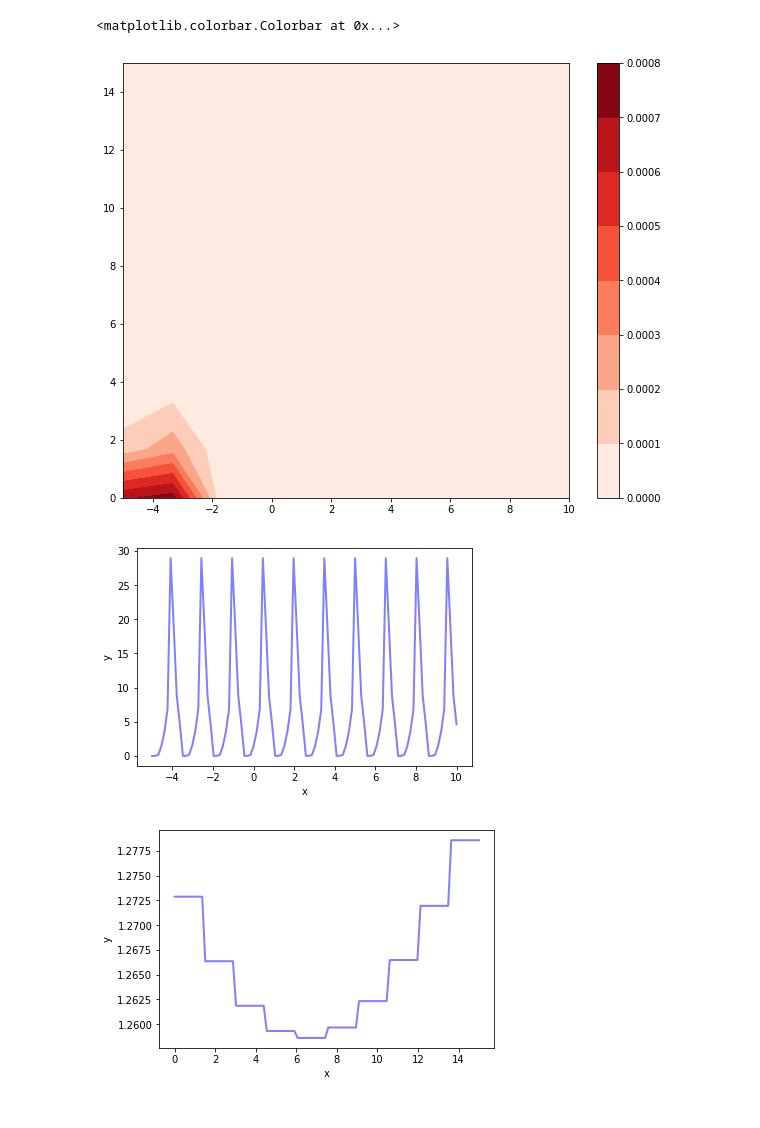
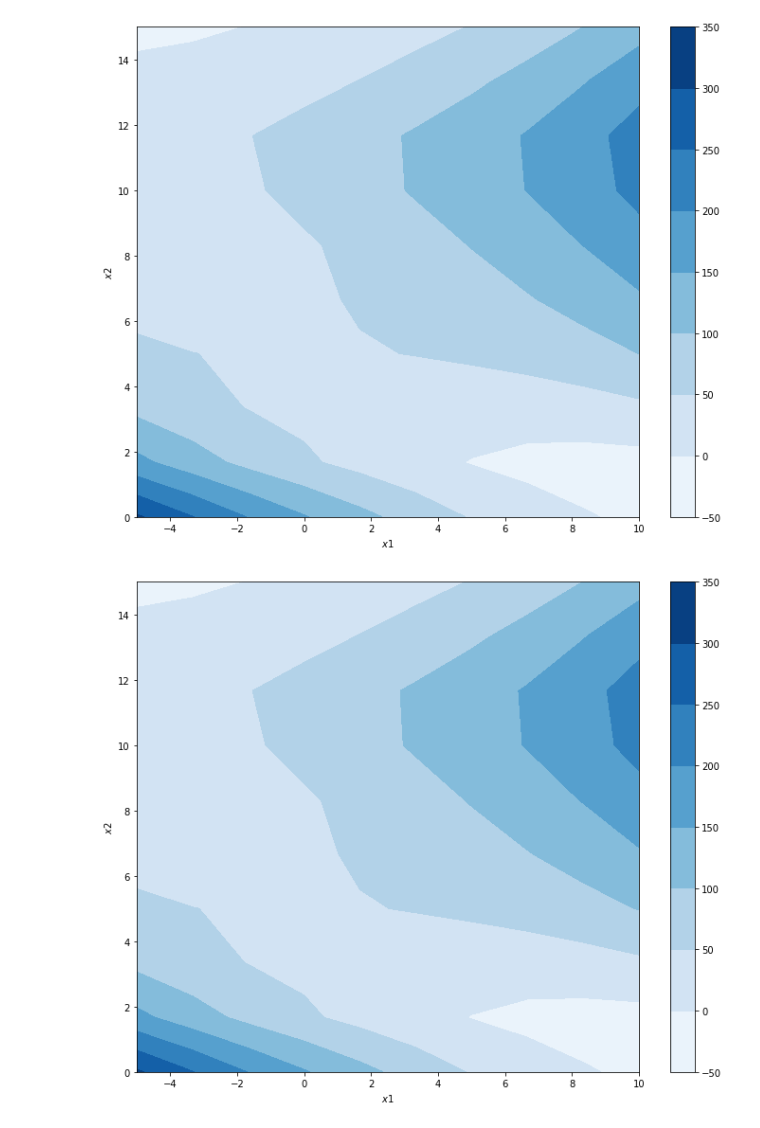
Before and after one commit to nawalgao/AdaptiveGPFlow, a Jupyter notebook: notebooks/adaptl_2D.ipynb, the cells around one changed output. Drawn from its saved outputs; the diff is of its cells as text; code cells hidden in the pictures.

```diff
--- a/notebooks/adaptl_2D.ipynb
+++ b/notebooks/adaptl_2D.ipynb
@@ -90,2 +147,24 @@ m.optimize(maxiter=10000)
+# %%
+def visualize_f(X1, X2, M):
+    """
+    Visualize 2D utility funciton values
+    Xgrid : grid states
+    Mgrid : mean of GP at those finite grid points
+    Vargrid : variance of GP at those finite grid points
+    """
+    plt.figure(figsize=(10,8))
+    num_grid = X1.shape[0]
+    c = plt.contourf(X1, X2, M.reshape((num_grid, num_grid), order='F'), cmap=plt.cm.Blues)
+    plt.colorbar(c)
+#     line, = plt.plot(Xgrid, M, lw = 2, color = 'b', label = 'utility', alpha = 0.5)
+    #plt.fill_between(Xgrid[:,0], L, U,
+    #                 color = 'b', alpha = 0.25)
+    #plt.fill_between(Xgrid[:,0], lower1, upper1,
+    #                 color = 'g', alpha = 0.25)
+    plt.xlabel('$x1$')
+    plt.ylabel('$x2$')
+    return
 # %%
-mean, var = m.predict_f(X_train_norm)
+mean = []
+var = []
+sample_df = m.get_samples_df(samples)
@@ -100,8 +170,0 @@ plt.colorbar(c)
-# %%
-plt.figure(figsize=(10,8))
-num_grid = X1.shape[0]
-c = plt.contourf(X1, X2, np.diag(var).reshape((num_grid, num_grid), order='F'), cmap=plt.cm.Reds)
-plt.colorbar(c)
-# %% [output]
-<matplotlib.colorbar.Colorbar at 0x...>
-[figure, removed]
@@ -150,8 +171,14 @@ UpperL2 = np.exp(upper2)
-# %%
-visualize_l(X1t,MeanL1,UpperL1, LowerL1)
-# %% [output]
-[figure, removed]
-# %%
-visualize_l(X2t,MeanL2,UpperL2, LowerL2)
-# %% [output]
-[figure, removed]
+# %%
+for i, s in sample_df.iterrows():
+    m.set_parameter_dict(s)
+    mean_f, var_f = m.predict_f(X_train_norm)
+    mean.append(mean_f)
+    var.append(var_f)
+# %%
+X1 = np.linspace(X1_domain[0], X1_domain[1],10)
+X2 = np.linspace(X2_domain[0], X2_domain[1],10)
+for i in range(min_idx, max_idx):
+    visualize_f(X1, X2, mean[i])
+# %% [output]
+[figure, added]
+[figure, added]
```
Also changed, not shown: parts of 28 cells of this notebook, 14 other files.
